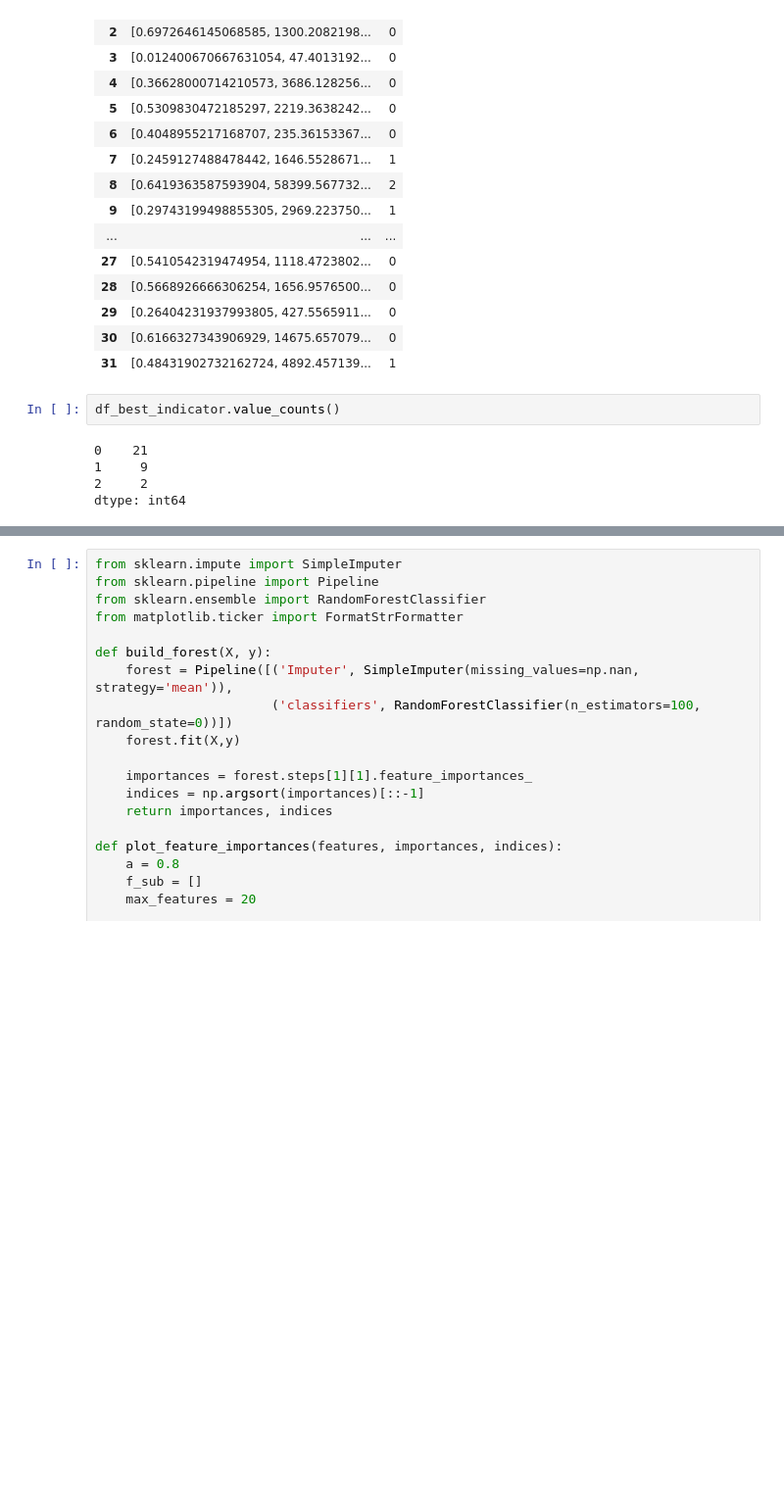
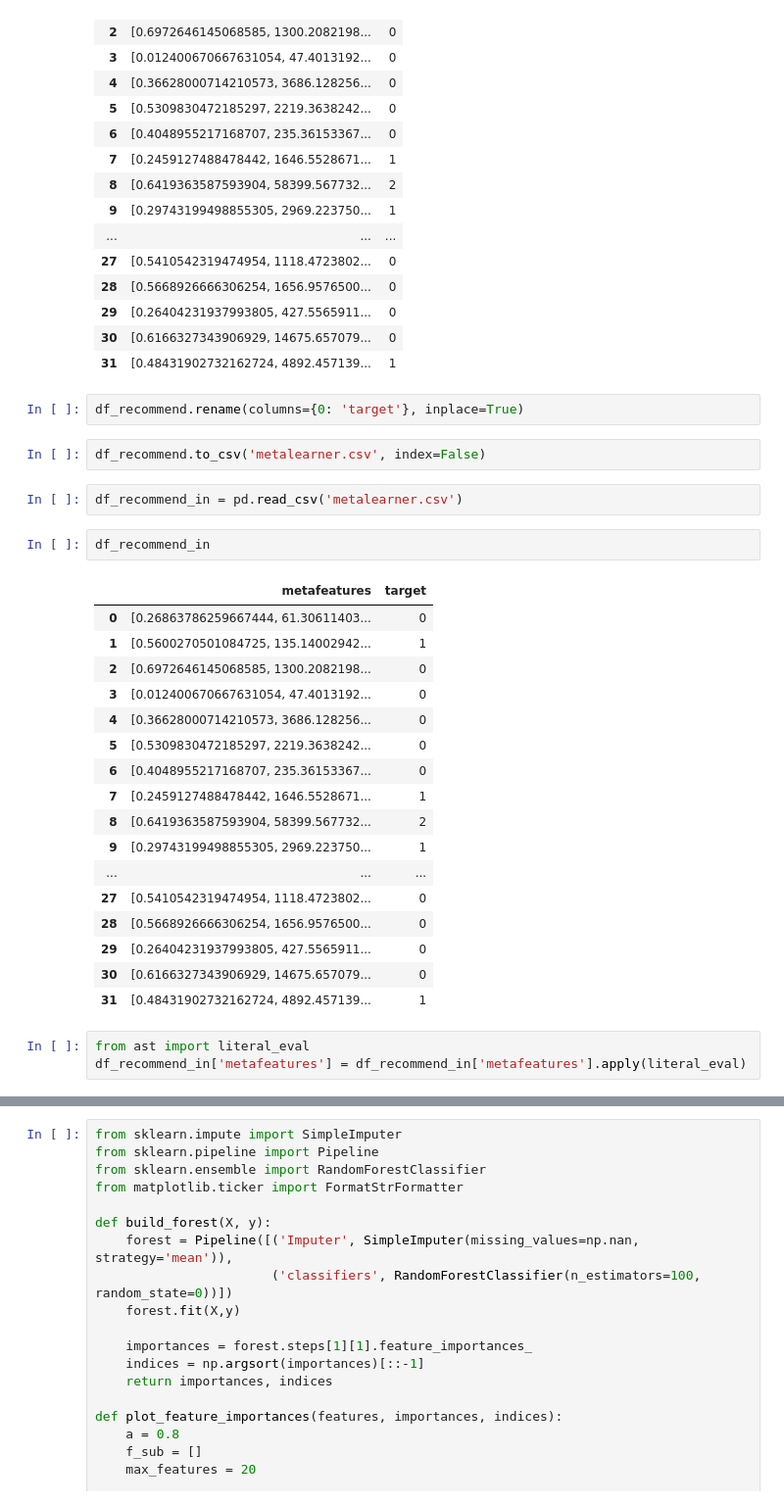
Before and after one commit to Ji-Zhang/datacleanbot, a Jupyter notebook: process/AutomaticOutlierDetection/MetaLearnOutlierDetection_evaluation.ipynb, the cells around one changed output, grey strips where cells are left out. Shown at 98% size. Cells and saved outputs as stored; diff of their text form; blank space fills up the shorter version.

```diff
--- a/process/AutomaticOutlierDetection/MetaLearnOutlierDetection_evaluation.ipynb
+++ b/process/AutomaticOutlierDetection/MetaLearnOutlierDetection_evaluation.ipynb
@@ -149,11 +154,33 @@ dtype: int64
 | 29 | [0.26404231937993805, 427.5565911... | 0 |
 | 30 | [0.6166327343906929, 14675.657079... | 0 |
 | 31 | [0.48431902732162724, 4892.457139... | 1 |
-# %%
-df_best_indicator.value_counts()
-# %% [output]
-0    21
-1     9
-2     2
-dtype: int64
+# %%
+df_recommend.rename(columns={0: 'target'}, inplace=True)
+# %%
+df_recommend.to_csv('metalearner.csv', index=False)
+# %%
+df_recommend_in = pd.read_csv('metalearner.csv')
+# %%
+df_recommend_in
+# %% [output]
+|  | metafeatures | target |
+| 0 | [0.26863786259667444, 61.30611403... | 0 |
+| 1 | [0.5600270501084725, 135.14002942... | 1 |
+| 2 | [0.6972646145068585, 1300.2082198... | 0 |
+| 3 | [0.012400670667631054, 47.4013192... | 0 |
+| 4 | [0.36628000714210573, 3686.128256... | 0 |
+| 5 | [0.5309830472185297, 2219.3638242... | 0 |
+| 6 | [0.4048955217168707, 235.36153367... | 0 |
+| 7 | [0.2459127488478442, 1646.5528671... | 1 |
+| 8 | [0.6419363587593904, 58399.567732... | 2 |
+| 9 | [0.29743199498855305, 2969.223750... | 1 |
+| ... | ... | ... |
+| 27 | [0.5410542319474954, 1118.4723802... | 0 |
+| 28 | [0.5668926666306254, 1656.9576500... | 0 |
+| 29 | [0.26404231937993805, 427.5565911... | 0 |
+| 30 | [0.6166327343906929, 14675.657079... | 0 |
+| 31 | [0.48431902732162724, 4892.457139... | 1 |
+# %%
+from ast import literal_eval
+df_recommend_in['metafeatures'] = df_recommend_in['metafeatures'].apply(literal_eval)
 # %%
```
Also changed, not shown: parts of 20 cells of this notebook, 2 other files.
